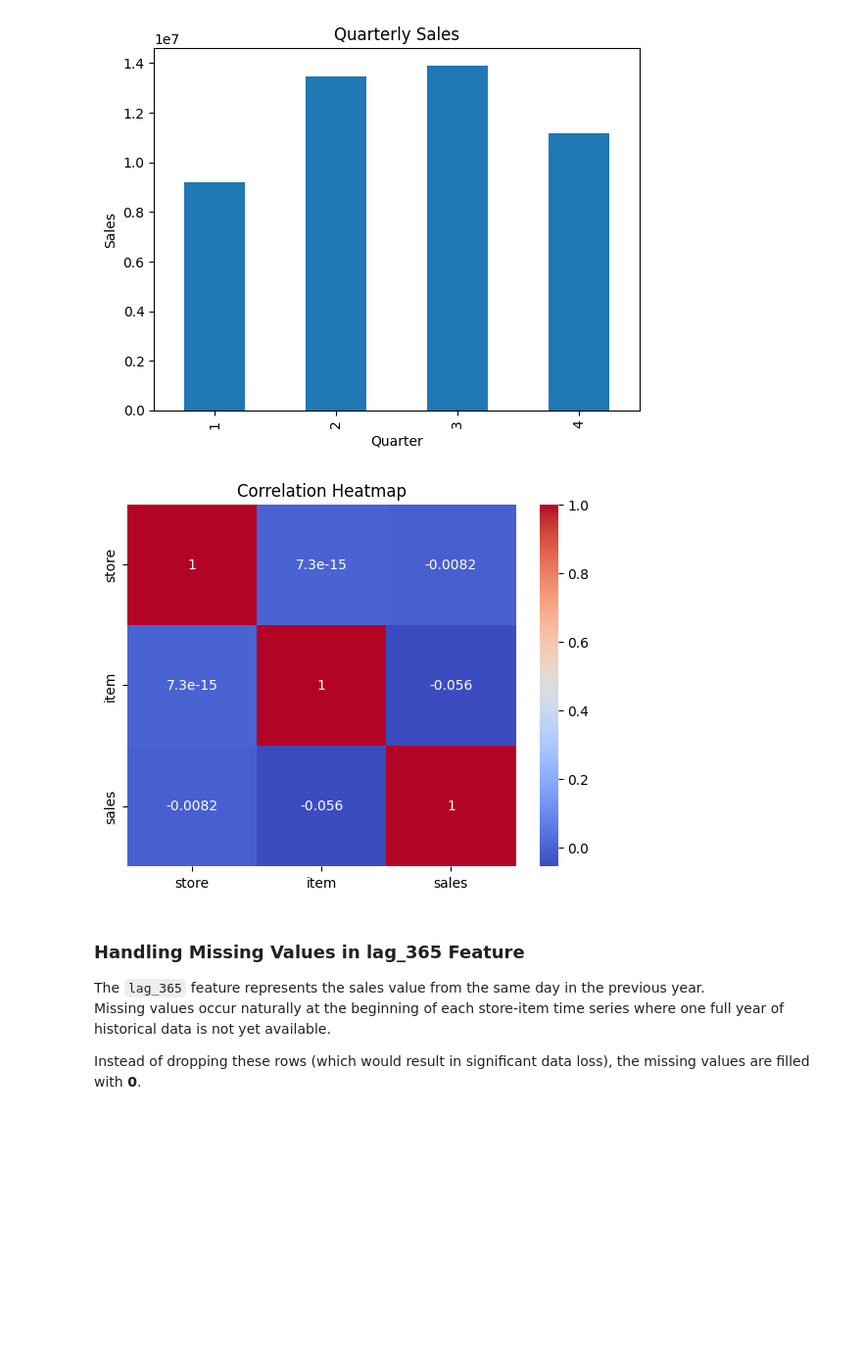
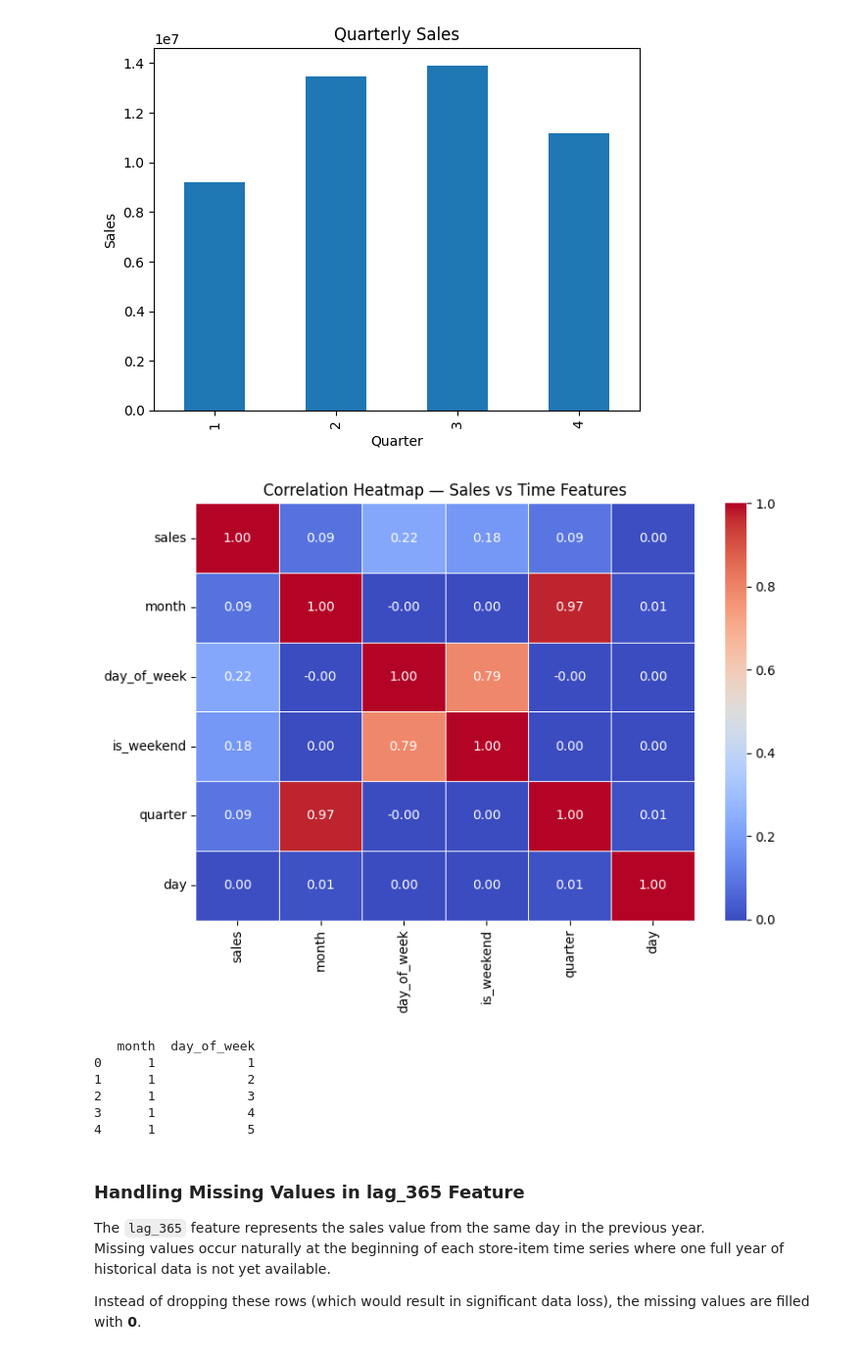
Before and after one commit to SAHIL254/inventory-demand-forecasting, a Jupyter notebook: notebooks/EDA_Inventory_Demand.ipynb, the cells around one changed output. Shown at 98% size. Saved outputs shown, nothing was run; the diff lists cells and outputs as text; code cells hidden in the pictures; blank space fills up the shorter version.

```diff
--- a/notebooks/EDA_Inventory_Demand.ipynb
+++ b/notebooks/EDA_Inventory_Demand.ipynb
@@ -21,6 +21,6 @@ import seaborn as sns
 # %% [markdown]
 ## 2. Data Loading
 # %%
-df = pd.read_csv('data/train.csv')
+df = pd.read_csv('data/train.csv', parse_dates=['date'])
 print(df)
 # %% [output]
@@ -81,10 +81,6 @@ item       50
 sales     213
 dtype: int64
 # %%
-# Convert date column to datetime
-df['date'] = pd.to_datetime(df['date'])
-
-
 # Aggregate monthly sales for visualization
 monthly_sales = df.resample('ME', on='date')['sales'].sum()
 
@@ -335,9 +333,6 @@ plt.show()
 30.0 70.0 40.0 -30.0 130.0
 [figure]
 # %%
-# Basic features
-df['year'] = df['date'].dt.year
-df['quarter'] = df['date'].dt.quarter
-
-print(df.head())
+# year and quarter already extracted in cell above — confirming head
+print(df[['date','year','quarter','month','day_of_week','is_weekend']].head())
 # %% [output]
@@ -409,17 +397,18 @@ plt.show()
 # %% [output]
 [figure]
 # %%
-# 4. Correlation Heatmap
+# Correlation Heatmap
 
-numeric_df = df[['store', 'item', 'sales']]
+numeric_df = df[['sales', 'month', 'day_of_week', 'is_weekend', 'quarter', 'day']]
 corr = numeric_df.corr()
 
-plt.figure()
-sns.heatmap(corr, annot=True, cmap='coolwarm')
-plt.title("Correlation Heatmap")
+plt.figure(figsize=(8, 6))
+sns.heatmap(corr, annot=True, fmt='.2f', cmap='coolwarm', linewidths=0.5)
+plt.title('Correlation Heatmap — Sales vs Time Features')
+plt.tight_layout()
 plt.show()
 # %% [output]
-[figure, old version]
+[figure, new version]
 # %%
 # Sort Data
 
@@ -430,8 +419,14 @@ df = df.sort_values(["store", "item", "date"])
 df["sales_log"] = np.log1p(df["sales"])
 # %%
 # Ensure required columns exist
-df["month"] = df["date"].dt.month
-df["day_of_week"] = df["date"].dt.dayofweek
+print(df[['month','day_of_week']].head())
+# %% [output]
+   month  day_of_week
+0      1            1
+1      1            2
+2      1            3
+3      1            4
+4      1            5
 # %%
 # Cyclical Encoding
 
```
Also changed, not shown: parts of 17 cells of this notebook, 2 other files.
